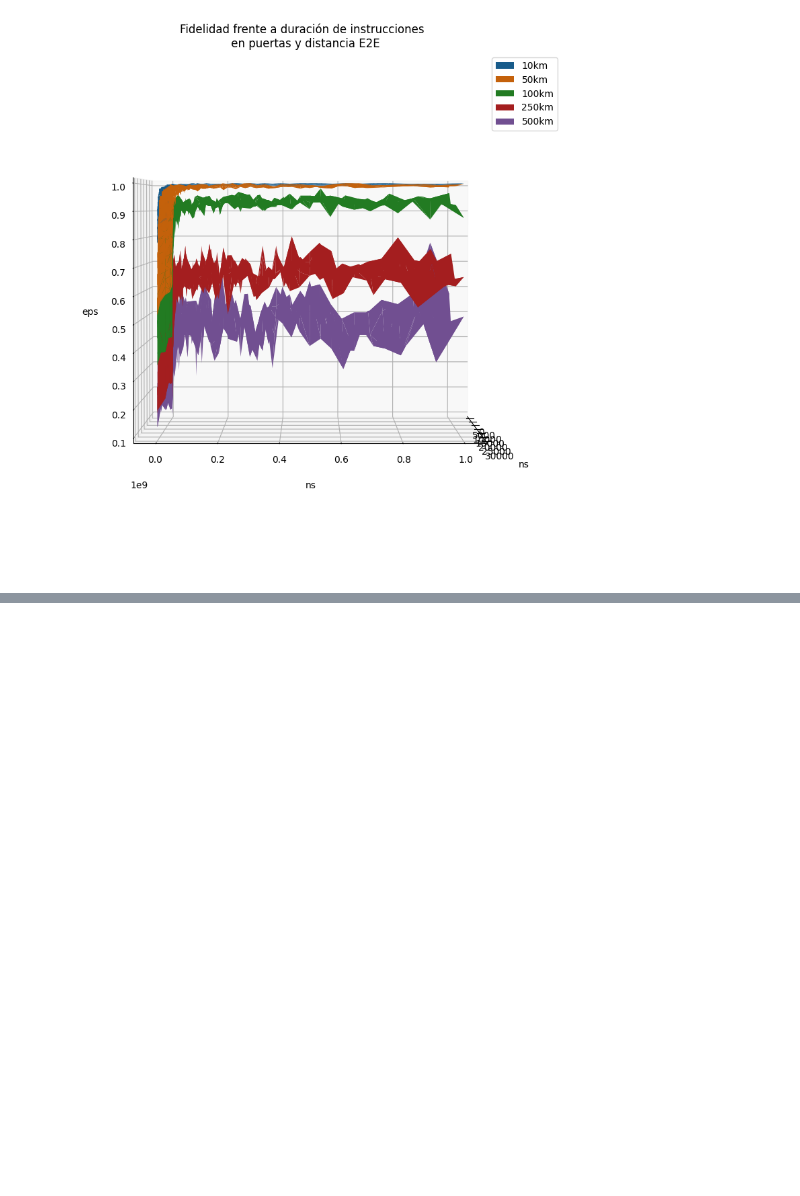
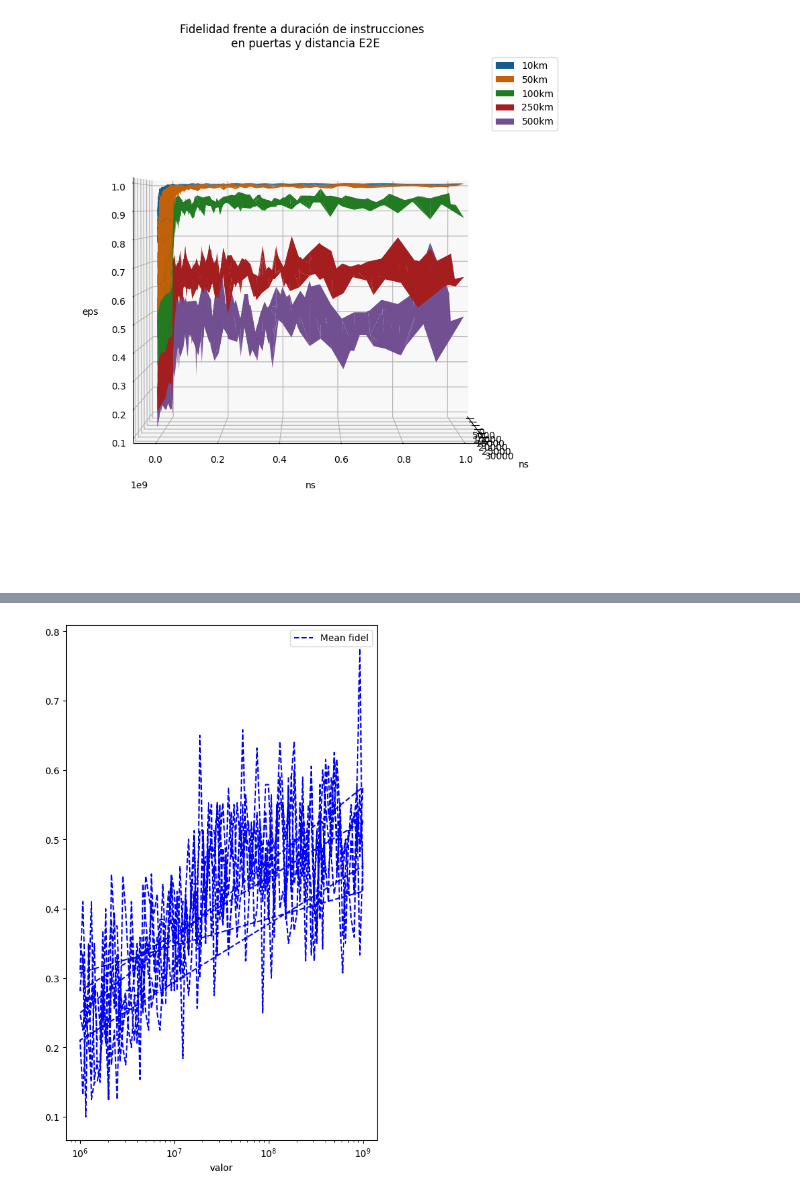
Before and after one commit to davidpcuvigo/quantumcity, a Jupyter notebook: graficosTFM/Prueba24.ipynb, the cells around one changed output, grey strips where cells are left out. Saved outputs shown, nothing was run; the diff lists cells and outputs as text; code cells hidden in the pictures; blank space fills up the shorter version.

```diff
--- a/graficosTFM/Prueba24.ipynb
+++ b/graficosTFM/Prueba24.ipynb
@@ -103,0 +156,9 @@ plt.show()
+# %%
+#Esta figura solo es para generar la escala en el eje X
+fig = plt.figure(figsize=(6,10))
+
+dfGraf = df24[df24['distance']==500]
+dfGraf.set_index('valor',inplace=True)
+_ = dfGraf['Mean fidel'].plot(color='b',linestyle='dashed',legend='True',logx=True)
+# %% [output]
+[figure, added]
```
Also changed, not shown: parts of 5 cells of this notebook, 16 other files.
